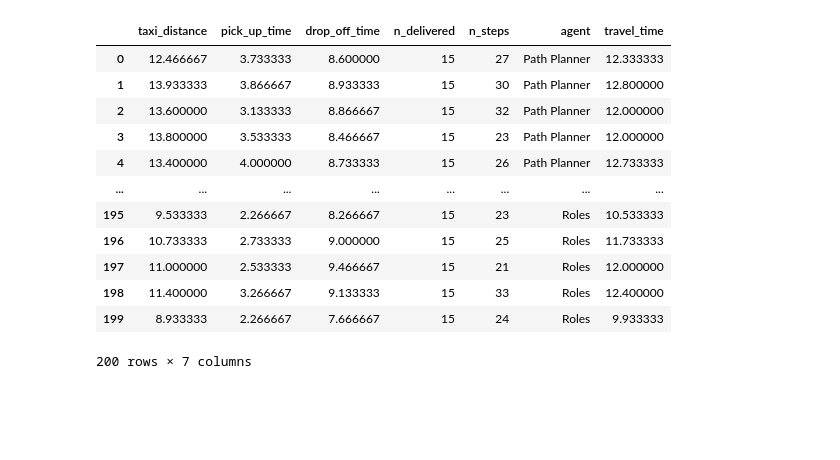
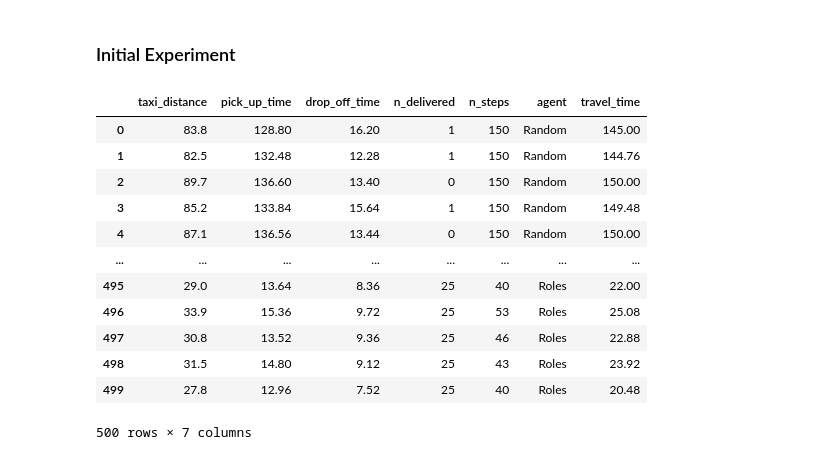
Before and after one commit to DuarteMRAlves/AASMA-2022, a Jupyter notebook: results.ipynb, the cells around one changed output. Cells and saved outputs as stored; diff of their text form; code cells hidden in the pictures; blank space fills up the shorter version.

```diff
--- a/results.ipynb
+++ b/results.ipynb
@@ -3,41 +3,42 @@ import matplotlib.pyplot as plt
 import pandas as pd
 import seaborn as sns
 sns.set_theme(style="whitegrid")
+# %% [markdown]
+### Initial Experiment
 # %%
-RANDOM_PATH = "metrics-Random-agents-8-passengers-20.csv"
-PATH_PLANNER_PATH = "metrics-PathPlanner-agents-15-passengers-15.csv"
-QUADRANTS_PATH = "metrics-QuadrantsSocialConventions-agents-8-passengers-20.csv"
-IDS_SOCIAL_CONV_PATH = "metrics-IDsSocialConventions-agents-8-passengers-20.csv"
-ROLES_PATH = "metrics-Roles-agents-15-passengers-15.csv"
+RANDOM_PATH = "metrics-Random-agents-10-passengers-25.csv"
+PATH_PLANNER_PATH = "metrics-PathPlanner-agents-10-passengers-25.csv"
+QUADRANTS_PATH = "metrics-QuadrantsSocialConventions-agents-10-passengers-25.csv"
+IDS_SOCIAL_CONV_PATH = "metrics-IDsSocialConventions-agents-10-passengers-25.csv"
+ROLES_PATH = "metrics-Roles-agents-10-passengers-25.csv"
 
 save = False
 # %%
-#random_data = pd.read_csv(RANDOM_PATH)
-#random_data["agent"] = "Random"
+random_data = pd.read_csv(RANDOM_PATH)
+random_data["agent"] = "Random"
 path_planner_data = pd.read_csv(PATH_PLANNER_PATH)
 path_planner_data["agent"] = "Path Planner"
-#quadrants_data = pd.read_csv(QUADRANTS_PATH)
-#quadrants_data["agent"] = "Quadrants"
-#ids_social_conv_data = pd.read_csv(IDS_SOCIAL_CONV_PATH)
-#ids_social_conv_data["agent"] = "Ids"
+quadrants_data = pd.read_csv(QUADRANTS_PATH)
+quadrants_data["agent"] = "Quadrants"
+ids_social_conv_data = pd.read_csv(IDS_SOCIAL_CONV_PATH)
+ids_social_conv_data["agent"] = "Ids"
 roles_social_data = pd.read_csv(ROLES_PATH)
 roles_social_data["agent"] = "Roles"
 # %%
-#full_data = pd.concat((random_data, path_planner_data, quadrants_data, ids_social_conv_data, roles_social_data), ignore_index=True)
-full_data = pd.concat((path_planner_data, roles_social_data), ignore_index=True)
+full_data = pd.concat((random_data, path_planner_data, quadrants_data, ids_social_conv_data, roles_social_data), ignore_index=True)
 full_data["travel_time"] = full_data["pick_up_time"] + full_data["drop_off_time"]
 full_data
 # %% [output]
 |  | taxi_distance | pick_up_time | drop_off_time | n_delivered | n_steps | agent | travel_time |
-| 0 | 12.466667 | 3.733333 | 8.600000 | 15 | 27 | Path Planner | 12.333333 |
-| 1 | 13.933333 | 3.866667 | 8.933333 | 15 | 30 | Path Planner | 12.800000 |
-| 2 | 13.600000 | 3.133333 | 8.866667 | 15 | 32 | Path Planner | 12.000000 |
-| 3 | 13.800000 | 3.533333 | 8.466667 | 15 | 23 | Path Planner | 12.000000 |
-| 4 | 13.400000 | 4.000000 | 8.733333 | 15 | 26 | Path Planner | 12.733333 |
+| 0 | 83.8 | 128.80 | 16.20 | 1 | 150 | Random | 145.00 |
+| 1 | 82.5 | 132.48 | 12.28 | 1 | 150 | Random | 144.76 |
+| 2 | 89.7 | 136.60 | 13.40 | 0 | 150 | Random | 150.00 |
+| 3 | 85.2 | 133.84 | 15.64 | 1 | 150 | Random | 149.48 |
+| 4 | 87.1 | 136.56 | 13.44 | 0 | 150 | Random | 150.00 |
 | ... | ... | ... | ... | ... | ... | ... | ... |
-| 195 | 9.533333 | 2.266667 | 8.266667 | 15 | 23 | Roles | 10.533333 |
-| 196 | 10.733333 | 2.733333 | 9.000000 | 15 | 25 | Roles | 11.733333 |
-| 197 | 11.000000 | 2.533333 | 9.466667 | 15 | 21 | Roles | 12.000000 |
-| 198 | 11.400000 | 3.266667 | 9.133333 | 15 | 33 | Roles | 12.400000 |
-| 199 | 8.933333 | 2.266667 | 7.666667 | 15 | 24 | Roles | 9.933333 |
+| 495 | 29.0 | 13.64 | 8.36 | 25 | 40 | Roles | 22.00 |
+| 496 | 33.9 | 15.36 | 9.72 | 25 | 53 | Roles | 25.08 |
+| 497 | 30.8 | 13.52 | 9.36 | 25 | 46 | Roles | 22.88 |
+| 498 | 31.5 | 14.80 | 9.12 | 25 | 43 | Roles | 23.92 |
+| 499 | 27.8 | 12.96 | 7.52 | 25 | 40 | Roles | 20.48 |
-200 rows × 7 columns
+500 rows × 7 columns
```
Also changed, not shown: parts of 8 cells of this notebook, 2 other files.
